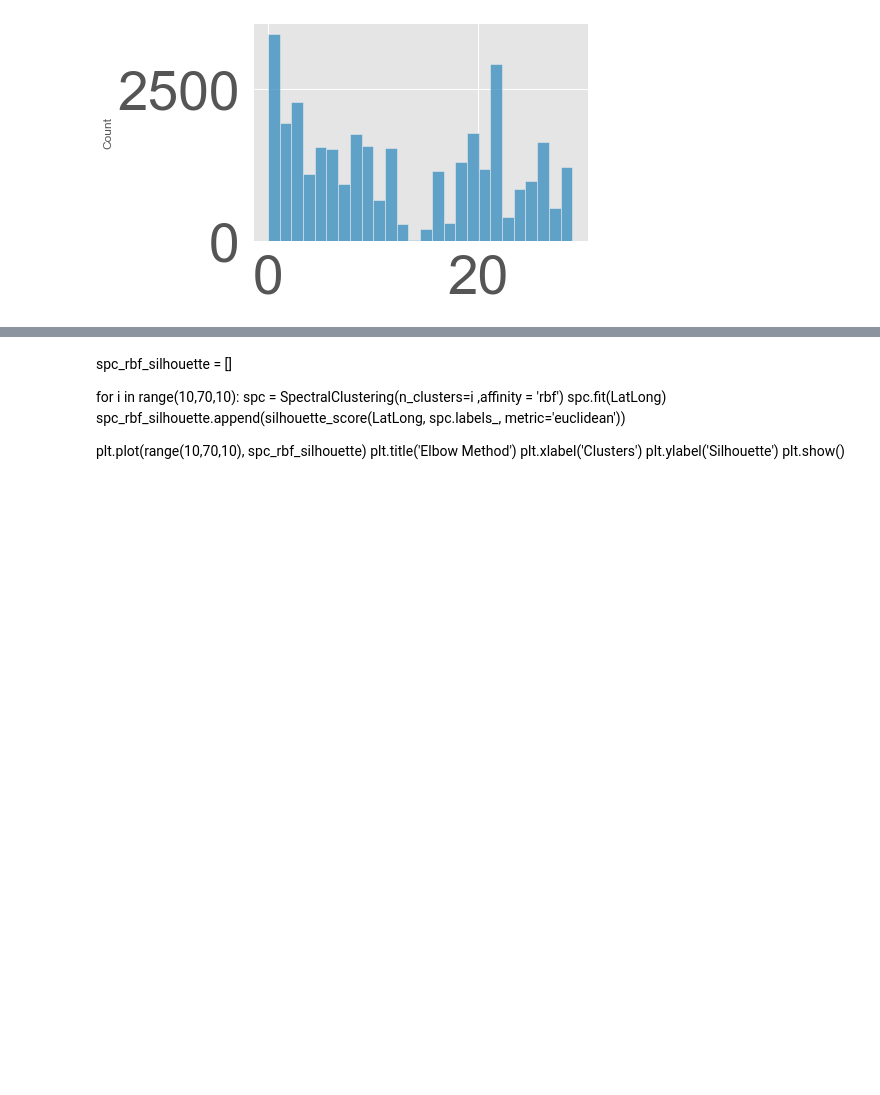
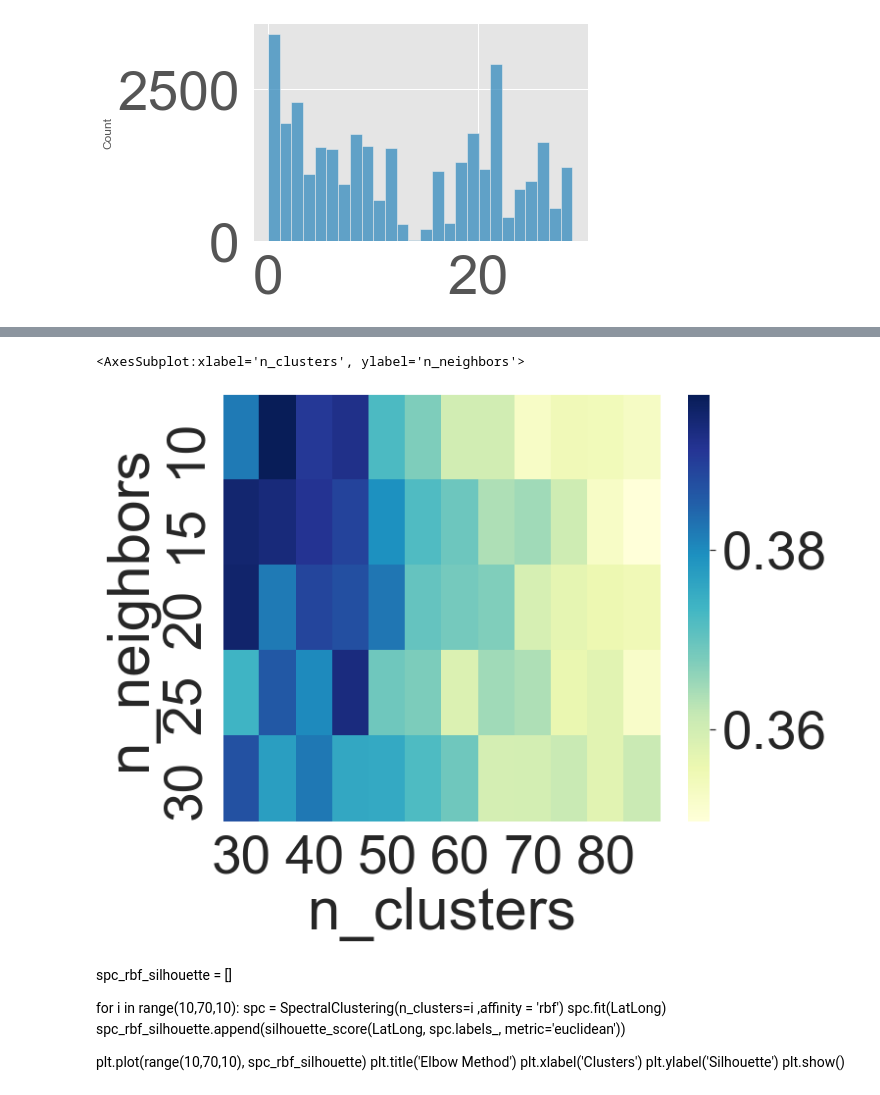
Before and after one commit to rickfontenot/airbnb, a Jupyter notebook: Lab3/Working/lab3_Rick.ipynb, the cells around one changed output, grey strips where cells are left out. Cells and saved outputs as stored; diff of their text form; code cells hidden in the pictures; blank space fills up the shorter version.

```diff
--- a/Lab3/Working/lab3_Rick.ipynb
+++ b/Lab3/Working/lab3_Rick.ipynb
@@ -1331,0 +1409,25 @@ plt.show()
+# %%
+spc_LatLong = listings_modeling[['latitude','longitude']]
+
+# Defining the list of hyperparameters to try
+nneighbors_list=np.arange(start=10, stop=35, step=5)
+nclusters_list=np.arange(start=30, stop=90, step=5)
+
+# Creating empty data frame to store the silhouette scores for each trials
+silhouette_scores_data=pd.DataFrame()
+
+for neighbors_trial in nneighbors_list:
+    for clusters_trial in nclusters_list:
+
+        # Generating Sprectral clusters
+        spc = SpectralClustering(n_clusters=clusters_trial, n_neighbors=neighbors_trial, affinity = 'nearest_neighbors', n_jobs=-1)
+
+        if(len(np.unique(spc.fit_predict(spc_LatLong)))>1):
+            sil_score=silhouette_score(spc_LatLong, spc.fit_predict(spc_LatLong))
+        else:
+            continue
+        n_neighbors = neighbors_trial
+        n_clusters = clusters_trial
+        labels = spc.labels_
+
+        silhouette_scores_data=silhouette_scores_data.append(pd.DataFrame(data=[[sil_score,n_neighbors,n_clusters]], columns=["score", "n_neighbors", "n_clusters"]))
@@ -1332,3 +1454,13 @@ plt.show()
+# %%
+heatmap_data = pd.pivot_table(silhouette_scores_data, values='score',
+                     index=['n_neighbors'],
+                     columns='n_clusters')
+
+plt.figure(figsize=(10, 8))
+sns.heatmap(heatmap_data, cmap="YlGnBu")
+# %% [output]
+<AxesSubplot:xlabel='n_clusters', ylabel='n_neighbors'>
+[figure, added]
 # %% [markdown]
 spc_rbf_silhouette = []
 
```
Also changed, not shown: parts of 6 cells of this notebook.
